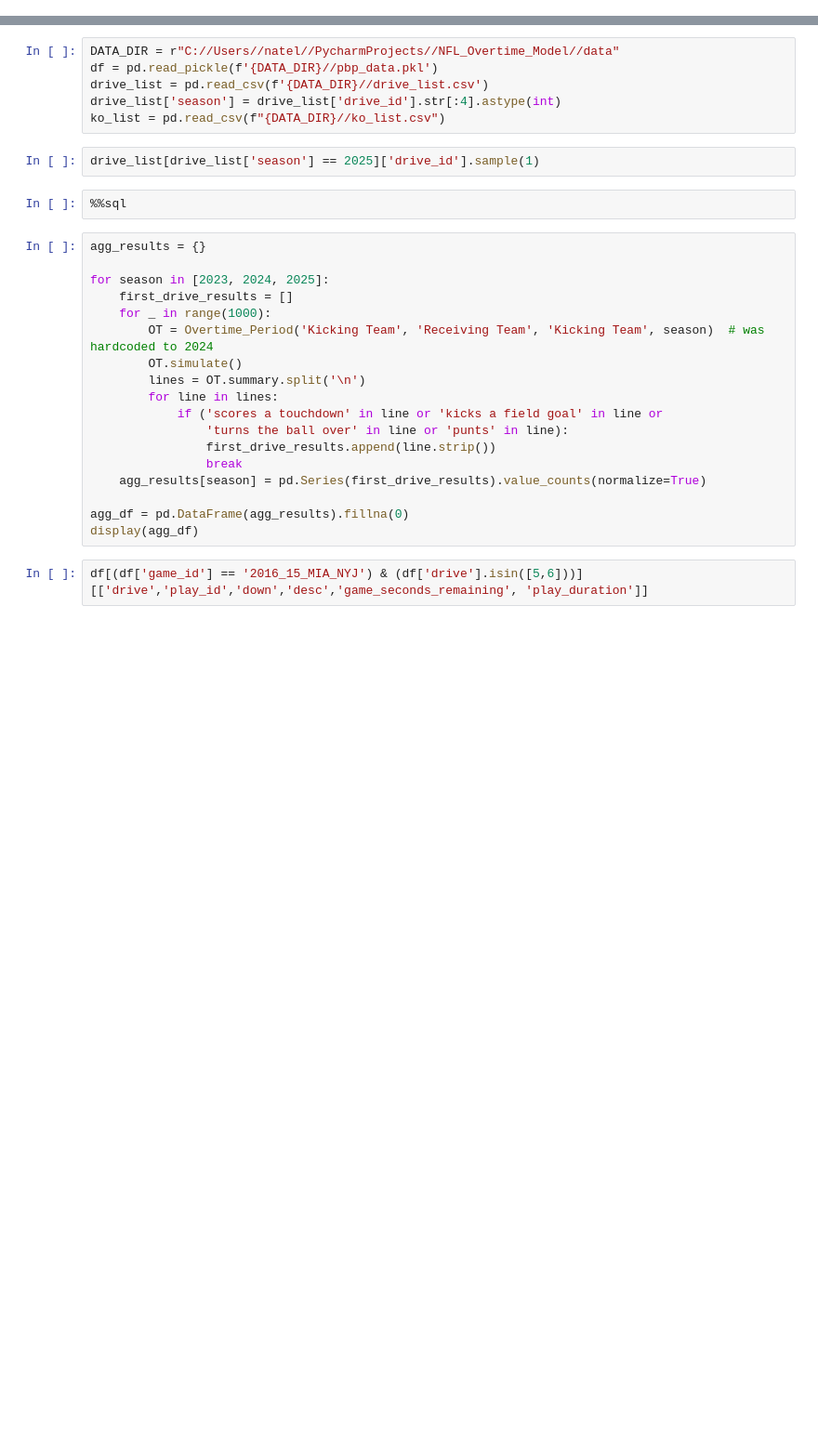
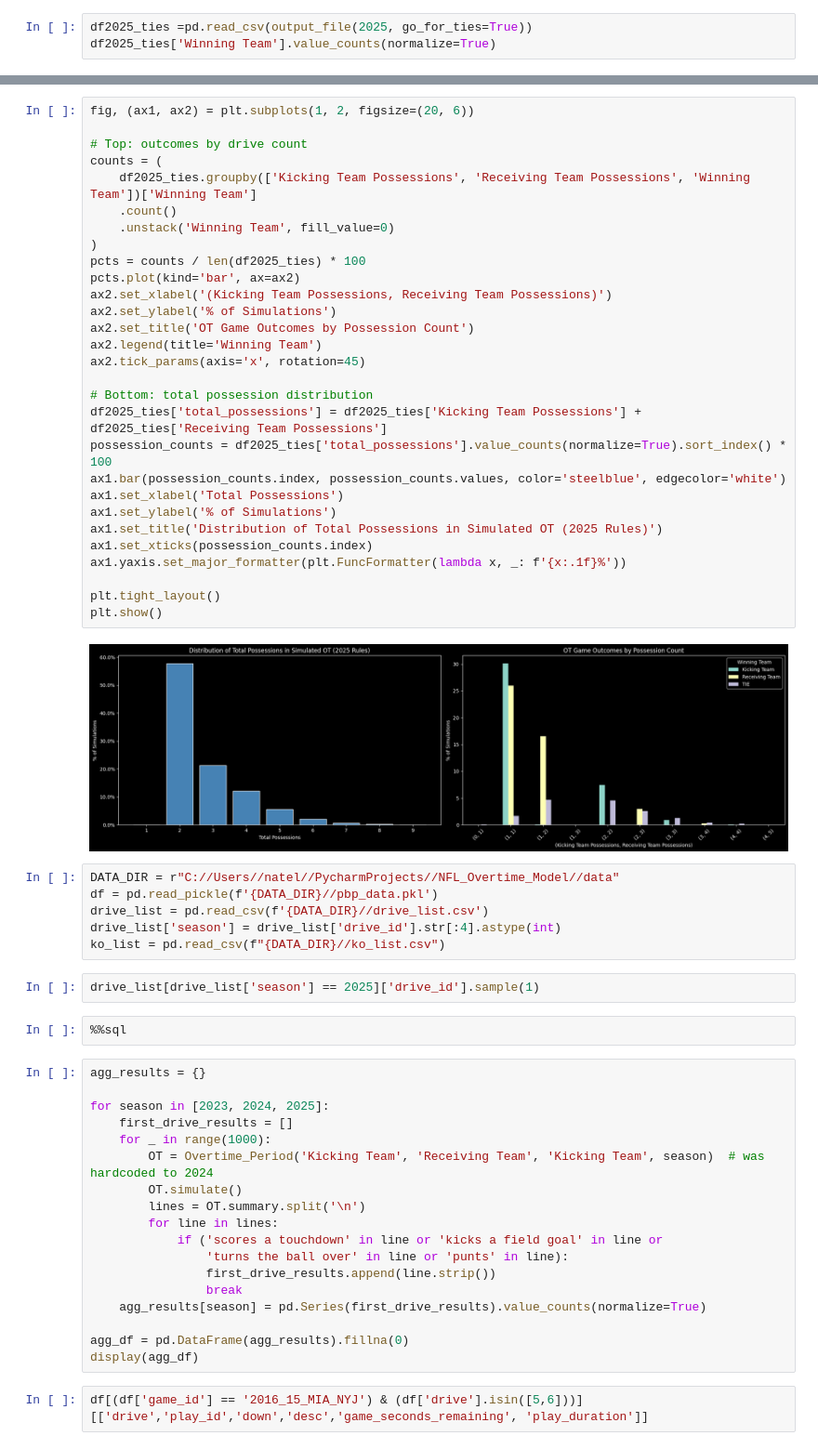
Before and after one commit to njlewin/NFL_Overtime_Model, a Jupyter notebook: Evaluation.ipynb, the cells around one changed output, grey strips where cells are left out. Shown at 93% size. Cells and saved outputs as stored; diff of their text form; blank space fills up the shorter version.

```diff
--- a/Evaluation.ipynb
+++ b/Evaluation.ipynb
@@ -18 +23,4 @@ TIE               0.155
 Name: proportion, dtype: float64
+# %%
+df2025_ties =pd.read_csv(output_file(2025, go_for_ties=True))
+df2025_ties['Winning Team'].value_counts(normalize=True)
@@ -68,3 +80,34 @@ plt.show()
+# %%
+fig, (ax1, ax2) = plt.subplots(1, 2, figsize=(20, 6))
+
+# Top: outcomes by drive count
+counts = (
+    df2025_ties.groupby(['Kicking Team Possessions', 'Receiving Team Possessions', 'Winning Team'])['Winning Team']
+    .count()
+    .unstack('Winning Team', fill_value=0)
+)
+pcts = counts / len(df2025_ties) * 100
+pcts.plot(kind='bar', ax=ax2)
+ax2.set_xlabel('(Kicking Team Possessions, Receiving Team Possessions)')
+ax2.set_ylabel('% of Simulations')
+ax2.set_title('OT Game Outcomes by Possession Count')
+ax2.legend(title='Winning Team')
+ax2.tick_params(axis='x', rotation=45)
+
+# Bottom: total possession distribution
+df2025_ties['total_possessions'] = df2025_ties['Kicking Team Possessions'] + df2025_ties['Receiving Team Possessions']
+possession_counts = df2025_ties['total_possessions'].value_counts(normalize=True).sort_index() * 100
+ax1.bar(possession_counts.index, possession_counts.values, color='steelblue', edgecolor='white')
+ax1.set_xlabel('Total Possessions')
+ax1.set_ylabel('% of Simulations')
+ax1.set_title('Distribution of Total Possessions in Simulated OT (2025 Rules)')
+ax1.set_xticks(possession_counts.index)
+ax1.yaxis.set_major_formatter(plt.FuncFormatter(lambda x, _: f'{x:.1f}%'))
+
+plt.tight_layout()
+plt.show()
+# %% [output]
+[figure, added]
 # %%
 DATA_DIR = r"C://Users//natel//PycharmProjects//NFL_Overtime_Model//data"
 df = pd.read_pickle(f'{DATA_DIR}//pbp_data.pkl')
```
Also changed, not shown: parts of 8 cells of this notebook, 17 other files.
